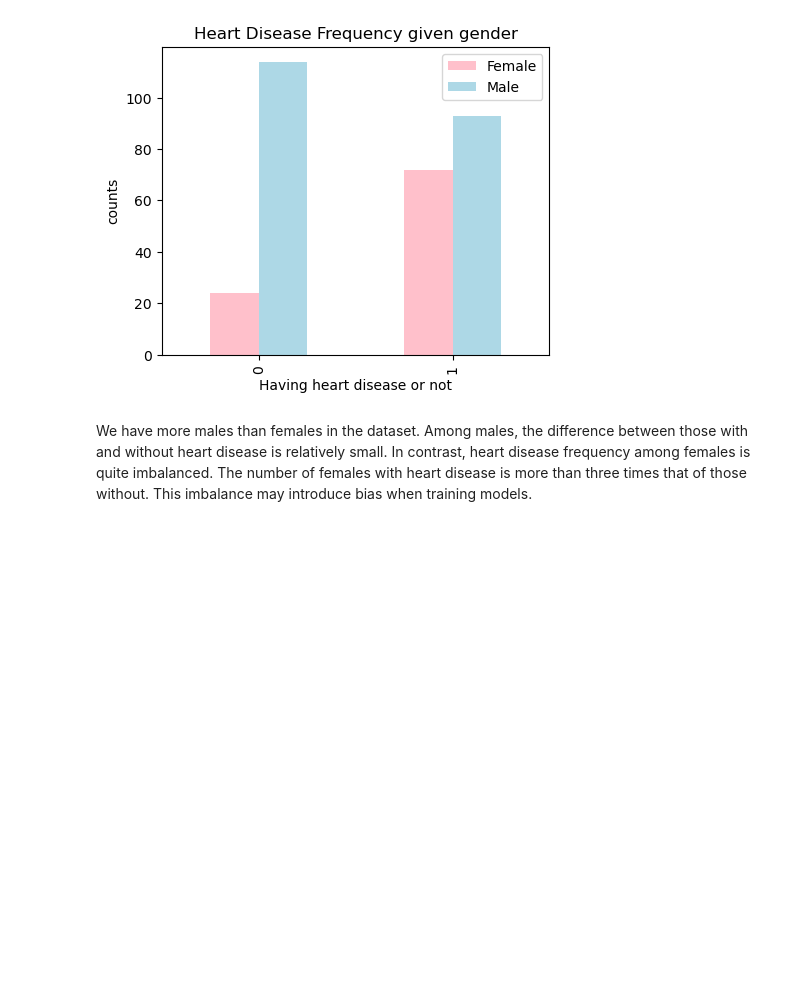
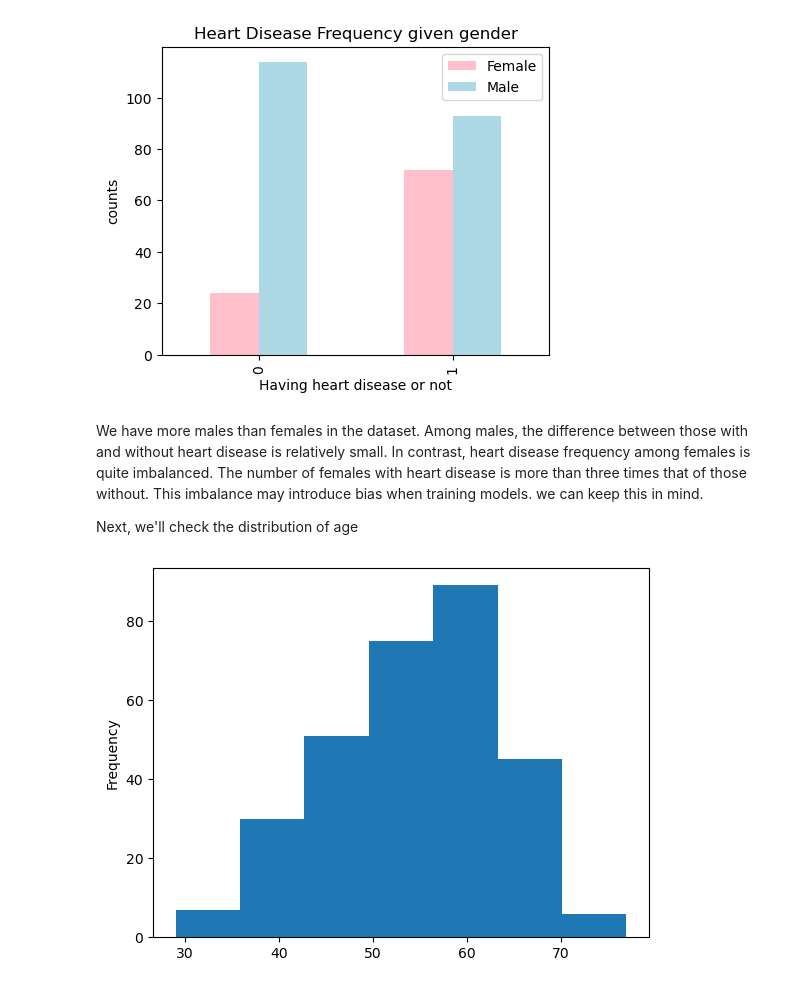
Before and after one commit to Eleanor-git/Hear-Disease-Classification, a Jupyter notebook: heart_disease_classification.ipynb, the cells around one changed output. Saved outputs shown, nothing was run; the diff lists cells and outputs as text; code cells hidden in the pictures; blank space fills up the shorter version.

Commit message:
modified markdown and import models

```diff
--- a/heart_disease_classification.ipynb
+++ b/heart_disease_classification.ipynb
@@ -184,4 +194,10 @@ sex
 Name: count, dtype: int64
 [figure]
 # %% [markdown]
-We have more males than females in the dataset. Among males, the difference between those with and without heart disease is relatively small. In contrast, heart disease frequency among females is quite imbalanced. The number of females with heart disease is more than three times that of those without. This imbalance may introduce bias when training models.
+We have more males than females in the dataset. Among males, the difference between those with and without heart disease is relatively small. In contrast, heart disease frequency among females is quite imbalanced. The number of females with heart disease is more than three times that of those without. This imbalance may introduce bias when training models. we can keep this in mind.
+
+Next, we'll check the distribution of age
+# %%
+df['age'].plot.hist(bins = 7);
+# %% [output]
+[figure, added]
```
Also changed, not shown: parts of 17 cells of this notebook.
